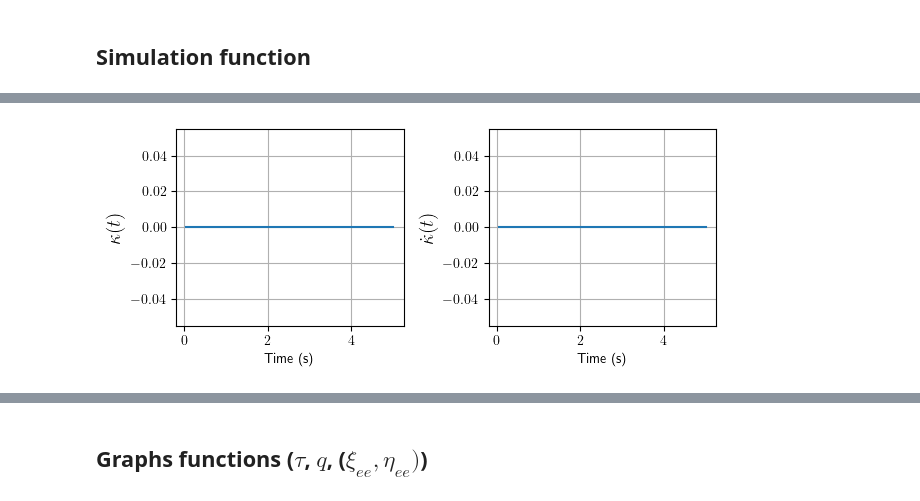
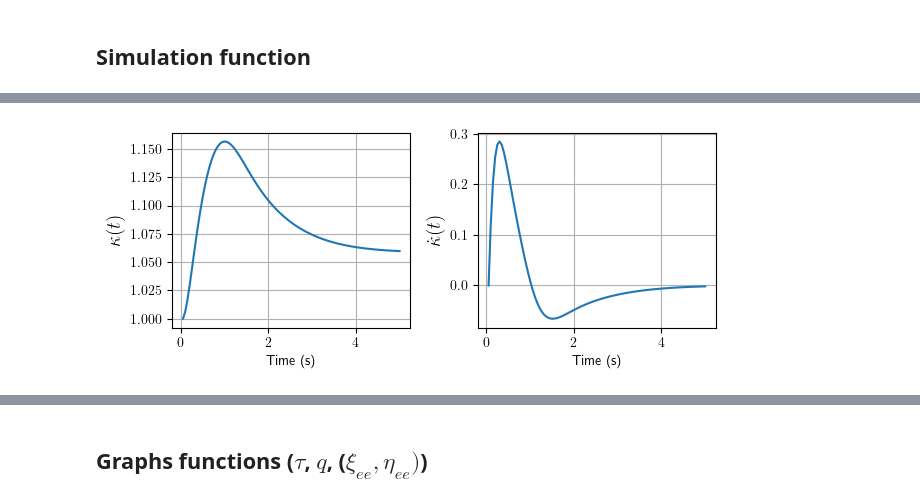
Before and after one commit to Betancourt20/Pinocchio_examples, a Jupyter notebook: JacoKinova/TaskSpaceControl_Analysis.ipynb, the cells around one changed output, grey strips where cells are left out. Cells and saved outputs as stored; diff of their text form; code cells hidden in the pictures.

```diff
--- a/JacoKinova/TaskSpaceControl_Analysis.ipynb
+++ b/JacoKinova/TaskSpaceControl_Analysis.ipynb
@@ -123,7 +123,7 @@ def run_robot():
     pin.updateFramePlacements(model,data) #Computes the placement of all the joints
     OM_act=data.oMf[model.getFrameId("j2s6s200_end_effector")]
     print(OM_act.translation)
-    kappa = 0
+    kappa = 1
     # Control variables
     nuvs = 5
     kvs = np.array([nuvs, nuvs, nuvs, nuvs, nuvs, nuvs])
@@ -148,7 +148,8 @@ def run_robot():
     kappa_list = []
     d_list = []
     Dkappa_list = []
-
+    E1_list = []
+    E2_list = []
     xo=-0.19; yo =-0.25; zo=0.4 # Position of the obstacle  -0.38478977, -0.5, 0.4
     # This is the desired orientation and pose. The static pose is [-0.38478977 -0.0098      0.38623122]
     oMdes = pin.SE3(OM_act.rotation,np.array([-0.18478977, -0.5, 0.4]))  # pin.SE3(OM_act.rotation,OM_act.translation) #
@@ -182,7 +183,8 @@ def run_robot():
         dJ = pin.computeJointJacobiansTimeVariation(model,data,q,qdot) # Derivative of the Jacobian
         Jbl = J[:3] # linear part of the Jacobian
         Al = Jbl@Jbl.T
-
+        Al_inv = inv(Al)
+        Al_det = det(Al)
         pos = np.array([OM_act.translation[0],OM_act.translation[1],OM_act.translation[2]])
         dJ_dqn = df_dq(model,lambda _q: calc_jac3(_q),q)
 
@@ -190,12 +192,20 @@ def run_robot():
             dJ_dqn[i,:,:] = dJ_dqn[i]*qdot_max[i]
         P_o = np.array([xo,yo,zo])
         d = P_o.T - pos.T
-        print(norm(inv(Al)))
-        Zeta = norm(sum(dJ_dqn)@inv(Al))*abs(kappa)
+
+        Zeta = norm(sum(dJ_dqn)@Al_inv)*abs(kappa)
         Dkappa =  Zeta*np.tanh(d.T@Jbl@qdot)
         kappa = kappa + Dkappa*dt
-        Md = inv(Al)
+        Md = kappa*Al_inv
 
+        if Al_det < 1e-15:
+            Al_det = 0.0
+        if Al_det == 0.0:
+            E_1 = math.nan
+            E_2 = math.nan
+        else:
+            E_1 = Zeta
+            E_2 = Dkappa
 
         xdot = J@qdot
         # Compute torque control
@@ -220,6 +230,8 @@ def run_robot():
         Mdn_list.append(norm(Md))
         kappa_list.append(kappa)
         Dkappa_list.append(Dkappa)
+        E1_list.append(E_1)
+        E2_list.append(E_2)
 
         toc = time.time()
         ellapsed = toc - tic
@@ -235,13 +247,15 @@ def run_robot():
     Mdn_list = np.array(Mdn_list)
     kappa_list = np.array(kappa_list)
     Dkappa_list = np.array(Dkappa_list)
+    E1_list = np.array(E1_list)
+    E2_list = np.array(E2_list)
 
-    return t_list, u_list, q_list, pose_list, pose_des_list, d_list, Mdn_list, kappa_list, Dkappa_list
+    return t_list, u_list, q_list, pose_list, pose_des_list, d_list, Mdn_list, kappa_list, Dkappa_list, E1_list, E2_list
 # %%
 isinstance(viz, pin.visualize.MeshcatVisualizer) and viz.viewer.jupyter_cell()
 # %% [output]
 [interactive output not drawn]
 # %%
-t_list, u_list, q_list, pose_list, pose_des_list, d, Md, kappa, Dkappa = run_robot()
+t_list, u_list, q_list, pose_list, pose_des_list, d, Md, kappa, Dkappa, E1, E2 = run_robot()
 # %% [output]
 [-0.38478977 -0.0098      0.38623122]
@@ -264,19 +262,19 @@ t_list, u_list, q_list, pose_list, pose_des_list, d, Md, kappa, Dkappa = run_rob
 # %%
 #Graph kappa
 fig, ax = plt.subplots()
 ax = plt.subplot(2, 2, 1)
 plt.plot(t_list, kappa)
 ax.set_ylabel(r"$\kappa(t)$", fontsize = 14)
 ax.set_xlabel('Time (s)')
 plt.grid(True)
 fig.tight_layout()
 
 ax = plt.subplot(2, 2, 2)
-plt.plot(t_list, kappa)
+plt.plot(t_list, Dkappa)
 ax.set_ylabel(r"$\dot{\kappa}(t)$", fontsize = 14)
 ax.set_xlabel('Time (s)')
 plt.grid(True)
 fig.tight_layout()
 plt.show()
 # %% [output]
-[figure, old version]
+[figure, new version]
```
Also changed, not shown: parts of 5 cells of this notebook.
